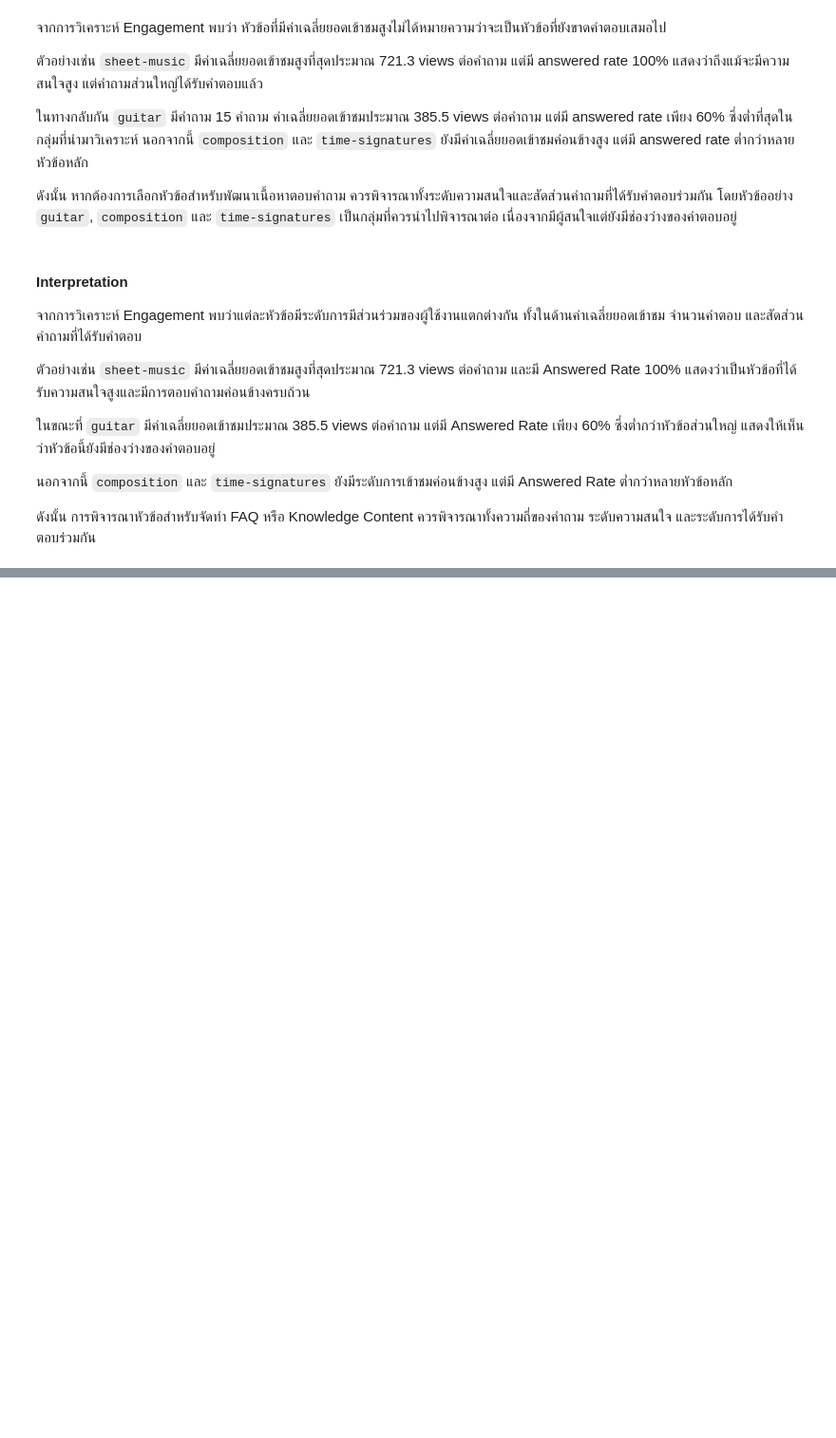
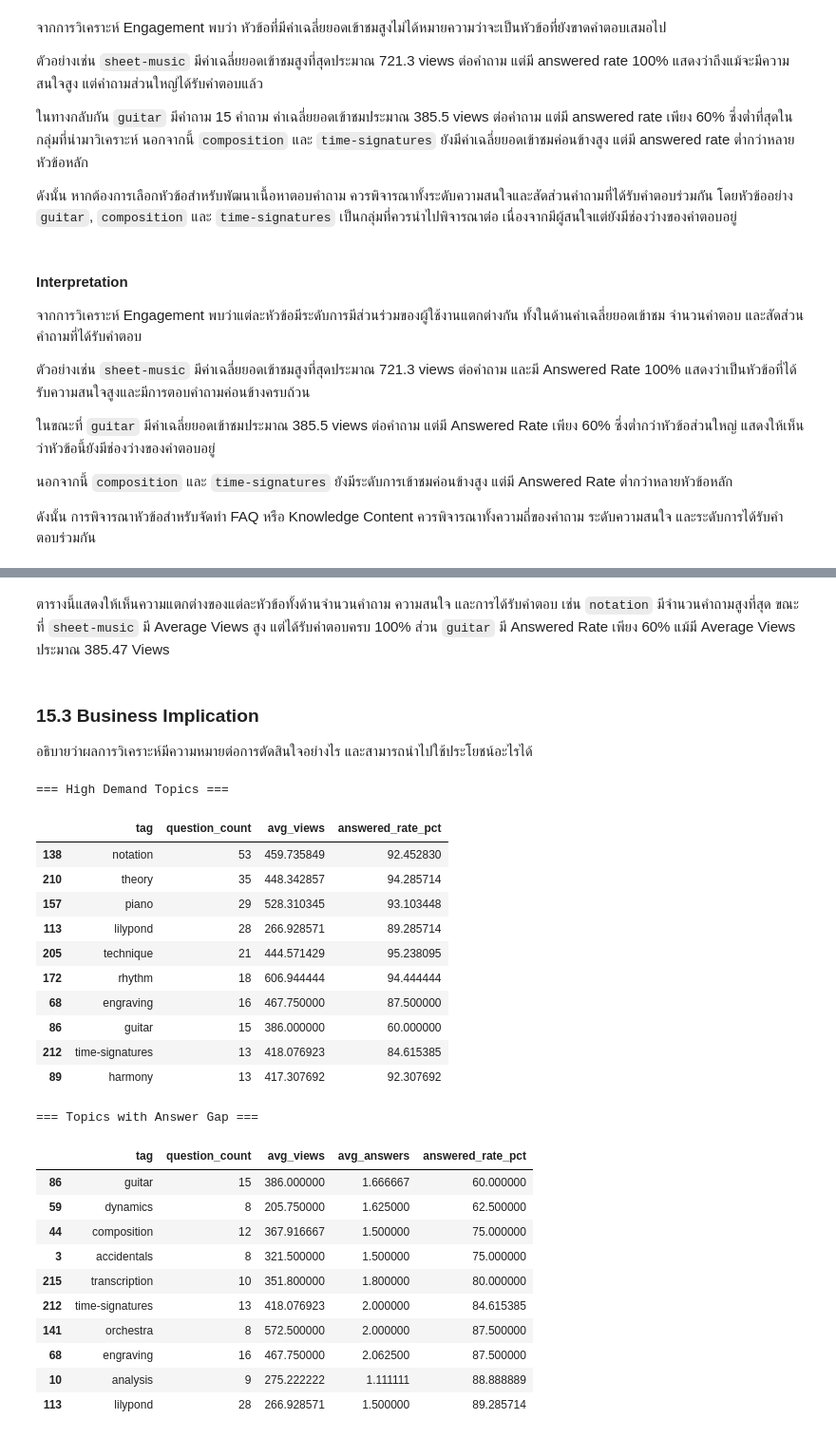
Before and after one commit to suphitchakh-web/Project_1, a Jupyter notebook: Team06_Part2.ipynb, the cells around one changed output, grey strips where cells are left out. Shown at 95% size. Drawn from its saved outputs; the diff is of its cells as text; code cells hidden in the pictures; blank space fills up the shorter version.

Commit message:
Business Insight

```diff
--- a/Team06_Part2.ipynb
+++ b/Team06_Part2.ipynb
@@ -4067,0 +4263,79 @@ plt.show()
+# %% [markdown]
+ตารางนี้แสดงให้เห็นความแตกต่างของแต่ละหัวข้อทั้งด้านจำนวนคำถาม ความสนใจ และการได้รับคำตอบ เช่น `notation` มีจำนวนคำถามสูงที่สุด ขณะที่ `sheet-music` มี Average Views สูง แต่ได้รับคำตอบครบ 100% ส่วน `guitar` มี Answered Rate เพียง 60% แม้มี Average Views ประมาณ 385.47 Views
+# %% [markdown]
+### 15.3 Business Implication
+อธิบายว่าผลการวิเคราะห์มีความหมายต่อการตัดสินใจอย่างไร และสามารถนำไปใช้ประโยชน์อะไรได้
+# %%
+# ============================================================
+# 15.3 Business Implication
+# ============================================================
+
+# หัวข้อที่มีจำนวนคำถามสูง
+high_demand = (
+    tag_summary_filtered
+    .sort_values("question_count", ascending=False)
+    .head(10)
+)
+
+print("=== High Demand Topics ===")
+
+display(
+    high_demand[
+        [
+            "tag",
+            "question_count",
+            "avg_views",
+            "answered_rate_pct"
+        ]
+    ]
+)
+
+
+# หัวข้อที่มี Answer Gap
+answer_gap = (
+    tag_summary_filtered
+    .sort_values(
+        ["answered_rate_pct", "avg_views"],
+        ascending=[True, False]
+    )
+    .head(10)
+)
+
+print("=== Topics with Answer Gap ===")
+
+display(
+    answer_gap[
+        [
+            "tag",
+            "question_count",
+            "avg_views",
+            "avg_answers",
+            "answered_rate_pct"
+        ]
+    ]
+)
+# %% [output]
+=== High Demand Topics ===
+|  | tag | question_count | avg_views | answered_rate_pct |
+| 138 | notation | 53 | 459.735849 | 92.452830 |
+| 210 | theory | 35 | 448.342857 | 94.285714 |
+| 157 | piano | 29 | 528.310345 | 93.103448 |
+| 113 | lilypond | 28 | 266.928571 | 89.285714 |
+| 205 | technique | 21 | 444.571429 | 95.238095 |
+| 172 | rhythm | 18 | 606.944444 | 94.444444 |
+| 68 | engraving | 16 | 467.750000 | 87.500000 |
+| 86 | guitar | 15 | 386.000000 | 60.000000 |
+| 212 | time-signatures | 13 | 418.076923 | 84.615385 |
+| 89 | harmony | 13 | 417.307692 | 92.307692 |
+=== Topics with Answer Gap ===
+|  | tag | question_count | avg_views | avg_answers | answered_rate_pct |
+| 86 | guitar | 15 | 386.000000 | 1.666667 | 60.000000 |
+| 59 | dynamics | 8 | 205.750000 | 1.625000 | 62.500000 |
+| 44 | composition | 12 | 367.916667 | 1.500000 | 75.000000 |
+| 3 | accidentals | 8 | 321.500000 | 1.500000 | 75.000000 |
+| 215 | transcription | 10 | 351.800000 | 1.800000 | 80.000000 |
+| 212 | time-signatures | 13 | 418.076923 | 2.000000 | 84.615385 |
+| 141 | orchestra | 8 | 572.500000 | 2.000000 | 87.500000 |
+| 68 | engraving | 16 | 467.750000 | 2.062500 | 87.500000 |
+| 10 | analysis | 9 | 275.222222 | 1.111111 | 88.888889 |
+| 113 | lilypond | 28 | 266.928571 | 1.500000 | 89.285714 |
```
Also changed, not shown: parts of 20 cells of this notebook.
